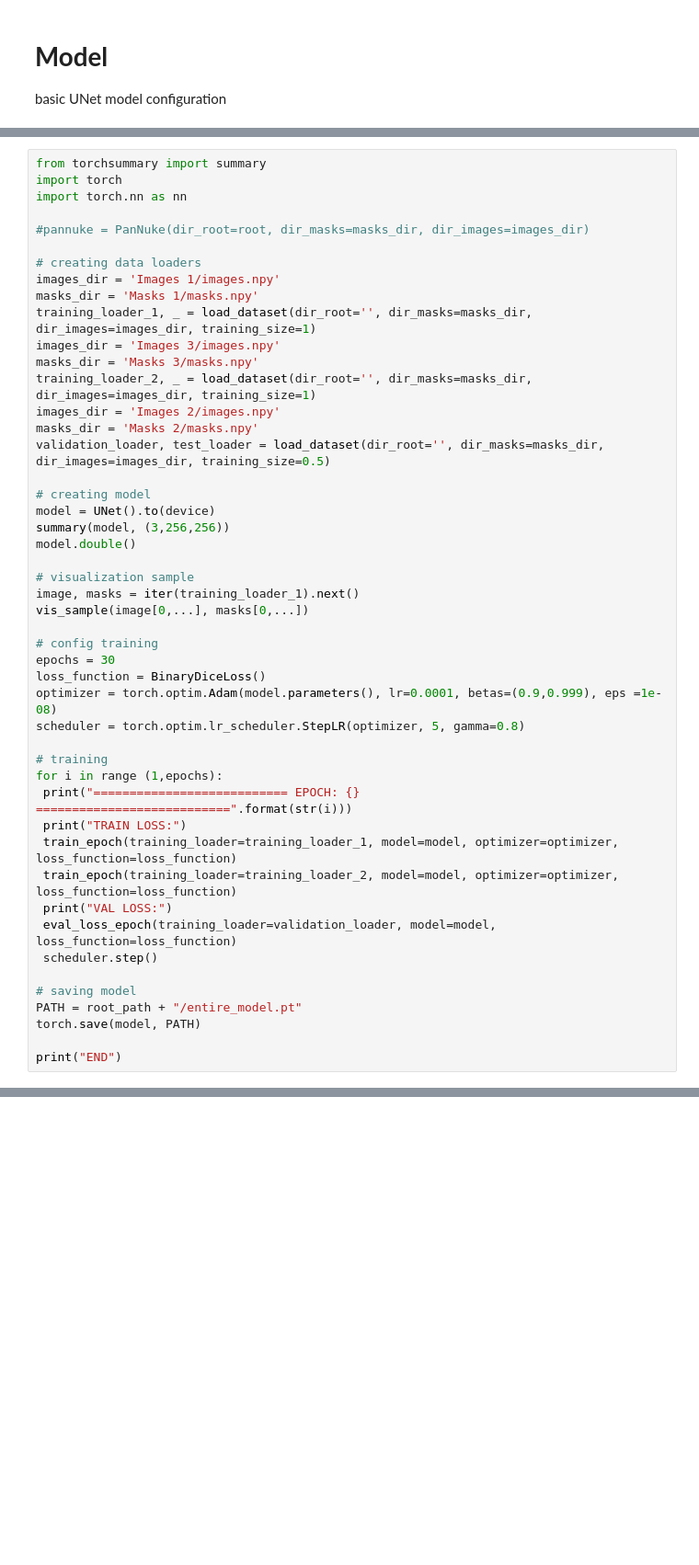
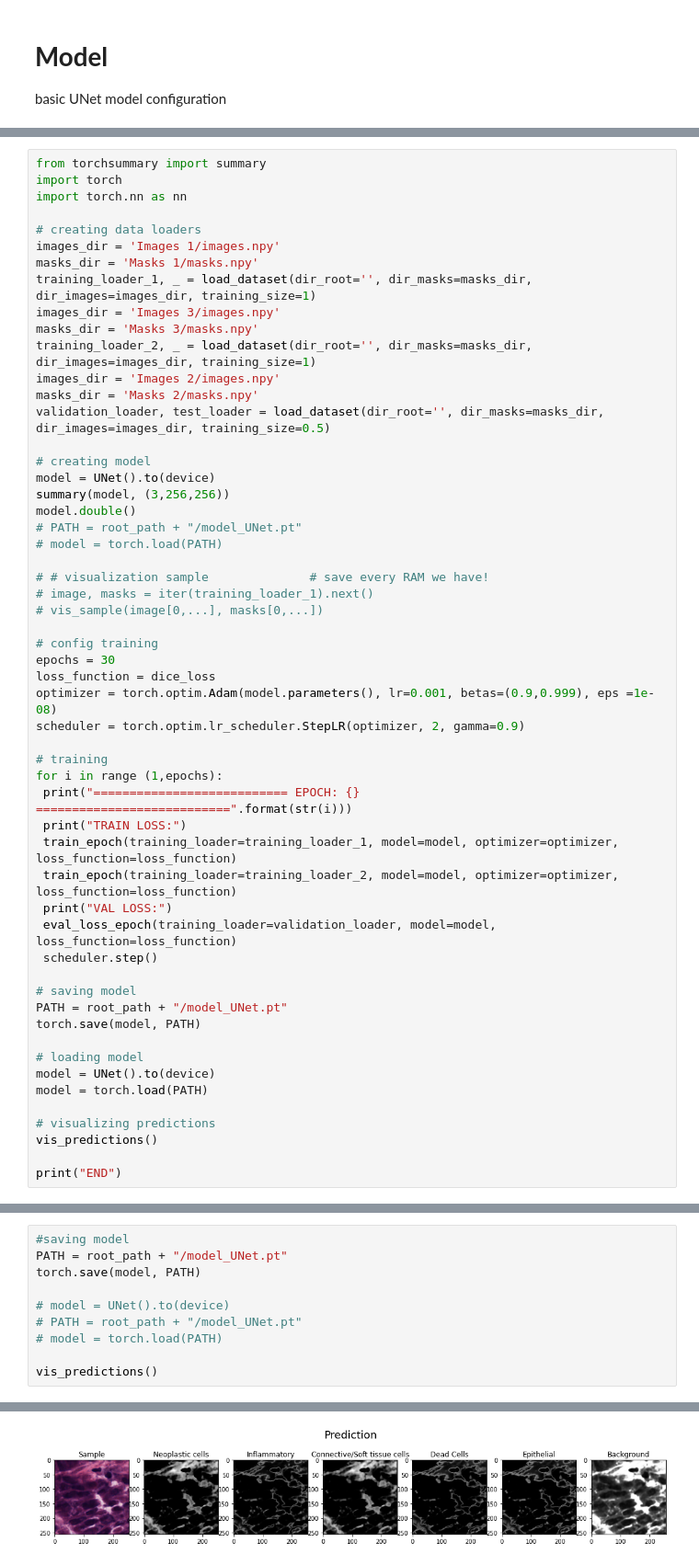
Before and after one commit to niryakub/Cancer-Cell-Segmentation, a Jupyter notebook: Cancer_Cell_Segmentation.ipynb, the cells around one changed output, grey strips where cells are left out. Shown at 92% size. Cells and saved outputs as stored; diff of their text form; blank space fills up the shorter version.

```diff
--- a/Cancer_Cell_Segmentation.ipynb
+++ b/Cancer_Cell_Segmentation.ipynb
@@ -341,8 +399,6 @@ cuda
 from torchsummary import summary
 import torch
 import torch.nn as nn
-
-#pannuke = PanNuke(dir_root=root, dir_masks=masks_dir, dir_images=images_dir)
 
 # creating data loaders
 images_dir = 'Images 1/images.npy'
@@ -359,16 +415,18 @@ validation_loader, test_loader = load_dataset(dir_root='', dir_masks=masks_dir,
 model = UNet().to(device)
 summary(model, (3,256,256))
 model.double()
+# PATH = root_path + "/model_UNet.pt"
+# model = torch.load(PATH)
 
-# visualization sample
-image, masks = iter(training_loader_1).next()
-vis_sample(image[0,...], masks[0,...])
+# # visualization sample              # save every RAM we have!
+# image, masks = iter(training_loader_1).next()
+# vis_sample(image[0,...], masks[0,...])
 
 # config training
 epochs = 30
-loss_function = BinaryDiceLoss()
-optimizer = torch.optim.Adam(model.parameters(), lr=0.0001, betas=(0.9,0.999), eps =1e-08)
-scheduler = torch.optim.lr_scheduler.StepLR(optimizer, 5, gamma=0.8)
+loss_function = dice_loss
+optimizer = torch.optim.Adam(model.parameters(), lr=0.001, betas=(0.9,0.999), eps =1e-08)
+scheduler = torch.optim.lr_scheduler.StepLR(optimizer, 2, gamma=0.9)
 
 # training
 for i in range (1,epochs):
@@ -381,9 +439,16 @@ for i in range (1,epochs):
  scheduler.step()
 
 # saving model
-PATH = root_path + "/entire_model.pt"
+PATH = root_path + "/model_UNet.pt"
 torch.save(model, PATH)
 
+# loading model
+model = UNet().to(device)
+model = torch.load(PATH)
+
+# visualizing predictions
+vis_predictions()
+
 print("END")
 # %% [output]
 ----------------------------------------------------------------
@@ -411,0 +479,11 @@ TRAIN LOSS:
+# %%
+#saving model
+PATH = root_path + "/model_UNet.pt"
+torch.save(model, PATH)
+
+# model = UNet().to(device)
+# PATH = root_path + "/model_UNet.pt"
+# model = torch.load(PATH)
+
+vis_predictions()
+# %% [output]
@@ -411,0 +491 @@ TRAIN LOSS:
+[figure, added]
```
Also changed, not shown: parts of 11 cells of this notebook.
